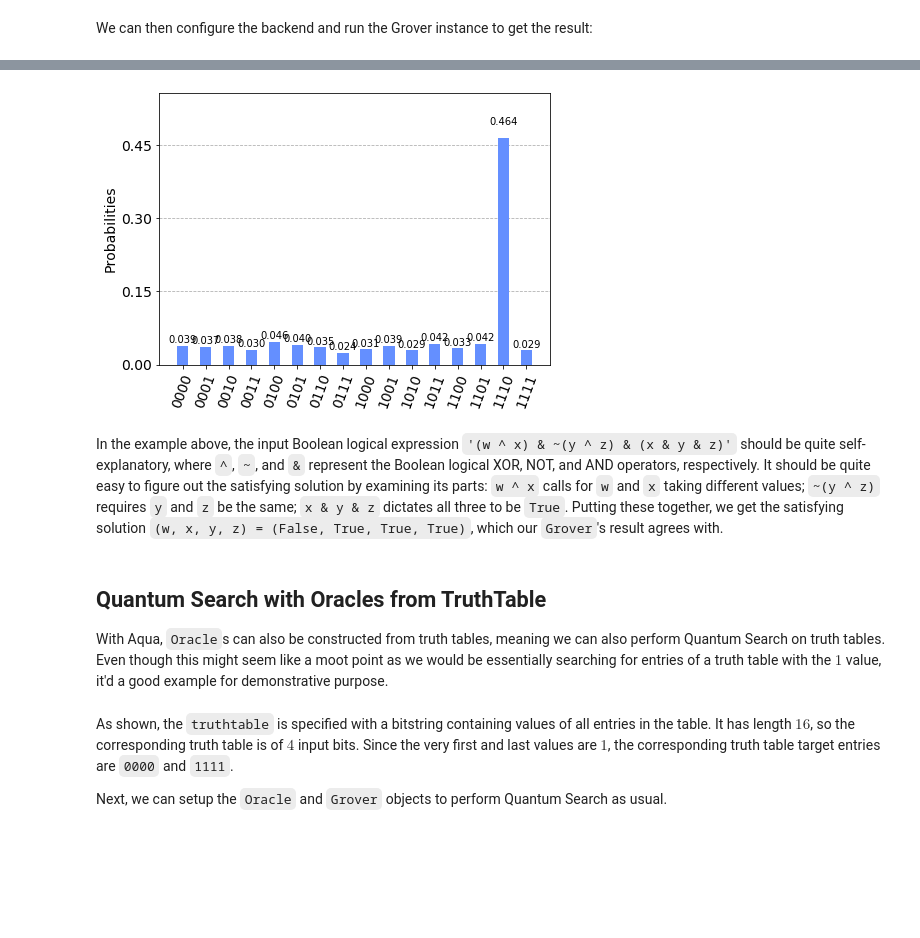
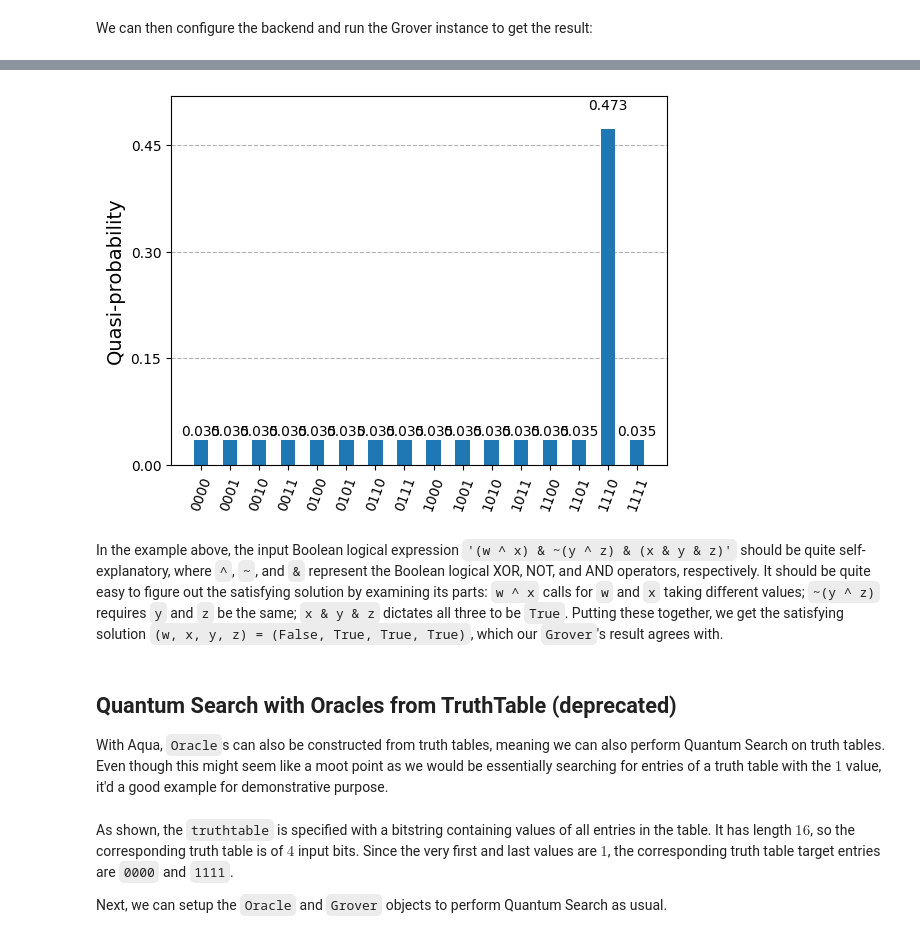
Before and after one commit to qiskit-community/qiskit-community-tutorials, a Jupyter notebook: optimization/grover.ipynb, the cells around one changed output, grey strips where cells are left out. Saved outputs shown, nothing was run; the diff lists cells and outputs as text; code cells hidden in the pictures; blank space fills up the shorter version.

```diff
--- a/optimization/grover.ipynb
+++ b/optimization/grover.ipynb
@@ -68,15 +84,17 @@ Aqua's `Grover` can also be used to perform Quantum Search on `Oracle` construct
 # %%
-expression = '(w ^ x) & ~(y ^ z) & (x & y & z)'
-oracle = LogicalExpressionOracle(expression)
-grover = Grover(oracle)
-result = grover.run(QuantumInstance(BasicAer.get_backend('qasm_simulator'), shots=1024))
-plot_histogram(result['measurement'])
+expression = "(w ^ x) & ~(y ^ z) & (x & y & z)"
+
+oracle = PhaseOracle(expression)
+problem = AmplificationProblem(oracle, is_good_state=oracle.evaluate_bitstring)
+grover = Grover(sampler=Sampler())
+result = grover.amplify(problem)
+plot_histogram(result.circuit_results[0])
 # %% [output]
-[figure, old version]
+[figure, new version]
 # %% [markdown]
 In the example above, the input Boolean logical expression `'(w ^ x) & ~(y ^ z) & (x & y & z)'` should be quite self-explanatory, where `^`, `~`, and `&` represent the Boolean logical XOR, NOT, and AND operators, respectively. It should be quite easy to figure out the satisfying solution by examining its parts: `w ^ x` calls for `w` and `x` taking different values; `~(y ^ z)` requires `y` and `z` be the same; `x & y & z` dictates all three to be `True`. Putting these together, we get the satisfying solution `(w, x, y, z) = (False, True, True, True)`, which our `Grover`'s result agrees with.
 # %% [markdown]
-## Quantum Search with Oracles from TruthTable
+## Quantum Search with Oracles from TruthTable (deprecated)
 
 With Aqua, `Oracle`s can also be constructed from truth tables, meaning we can also perform Quantum Search on truth tables. Even though this might seem like a moot point as we would be essentially searching for entries of a truth table with the $1$ value, it'd a good example for demonstrative purpose.
 # %%
```
Also changed, not shown: parts of 12 cells of this notebook.
